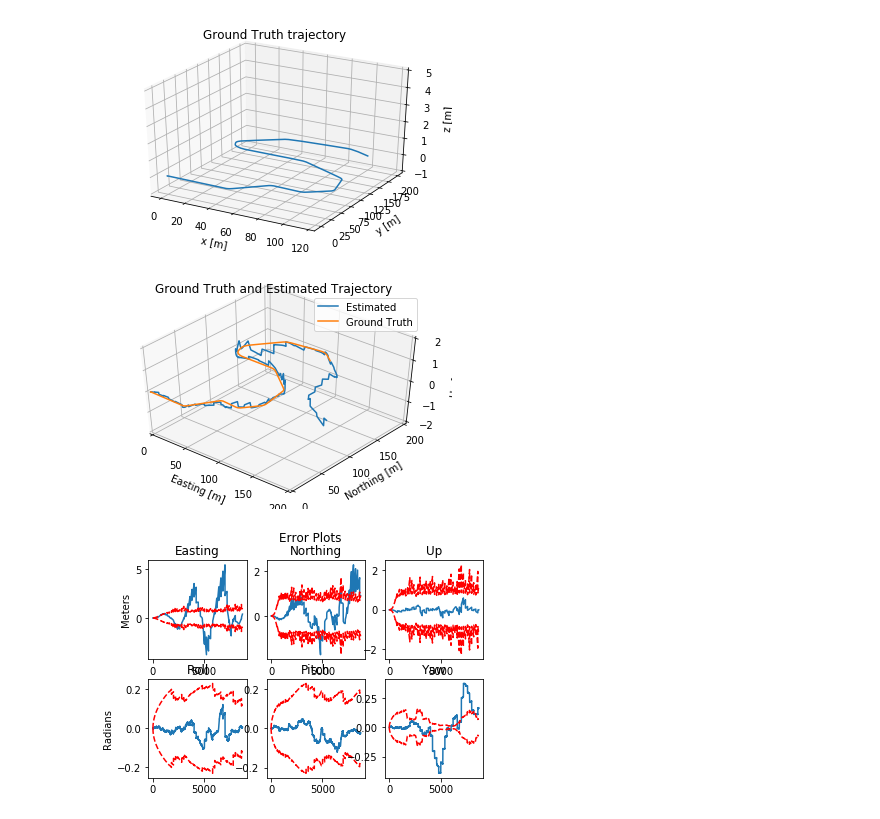
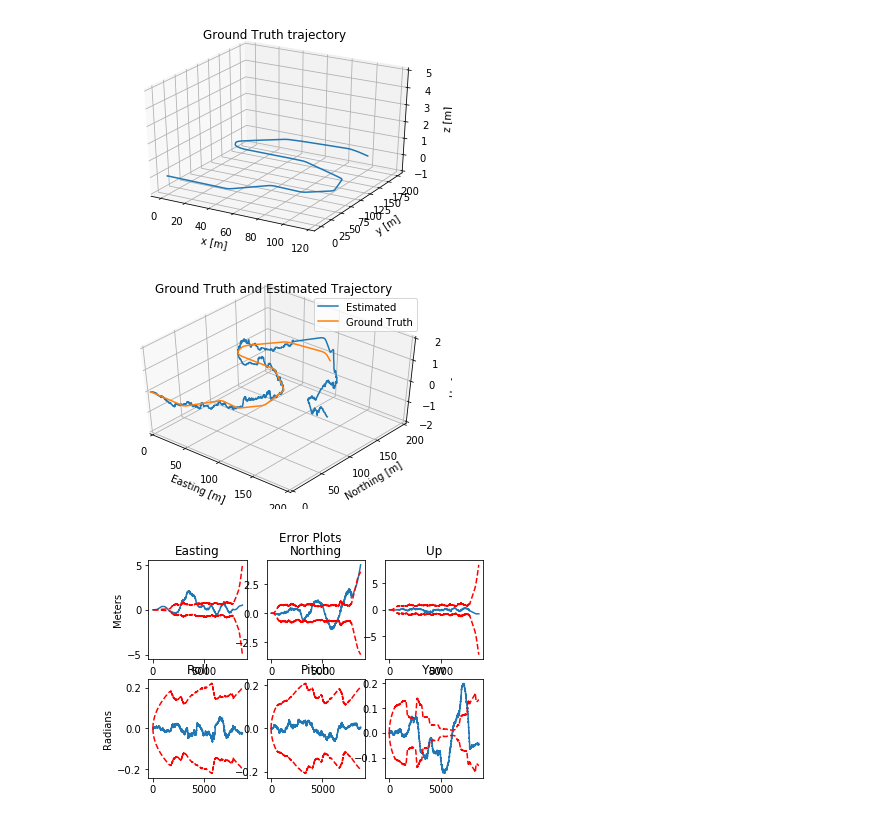
Before and after one commit to lorinachey/SelfDrivingCarsSpecialization, a Jupyter notebook: State-Estimation-for-SDC-Course2/cm2m5-assignment/es_ekf.ipynb, the cells around one changed output. Cells and saved outputs as stored; diff of their text form; code cells hidden in the pictures.

```diff
--- a/State-Estimation-for-SDC-Course2/cm2m5-assignment/es_ekf.ipynb
+++ b/State-Estimation-for-SDC-Course2/cm2m5-assignment/es_ekf.ipynb
@@ -15,7 +15,7 @@ from rotations import angle_normalize, rpy_jacobian_axis_angle, skew_symmetric,
 # This is where you will load the data from the pickle files. For parts 1 and 2, you will use
 # p1_data.pkl. For Part 3, you will use pt3_data.pkl.
 ################################################################################################
-with open('data/pt1_data.pkl', 'rb') as file:
+with open('data/pt3_data.pkl', 'rb') as file:
     data = pickle.load(file)
 
 ################################################################################################
@@ -72,18 +72,18 @@ plt.show()
 # THIS IS THE CODE YOU WILL MODIFY FOR PART 2 OF THE ASSIGNMENT.
 ################################################################################################
 # Correct calibration rotation matrix, corresponding to Euler RPY angles (0.05, 0.05, 0.1).
-# C_li = np.array([
-#    [ 0.99376, -0.09722,  0.05466],
-#    [ 0.09971,  0.99401, -0.04475],
-#    [-0.04998,  0.04992,  0.9975 ]
-# ])
+C_li = np.array([
+   [ 0.99376, -0.09722,  0.05466],
+   [ 0.09971,  0.99401, -0.04475],
+   [-0.04998,  0.04992,  0.9975 ]
+])
 
 # Incorrect calibration rotation matrix, corresponding to Euler RPY angles (0.05, 0.05, 0.05).
-C_li = np.array([
-     [ 0.9975 , -0.04742,  0.05235],
-     [ 0.04992,  0.99763, -0.04742],
-     [-0.04998,  0.04992,  0.9975 ]
-])
+# C_li = np.array([
+#      [ 0.9975 , -0.04742,  0.05235],
+#      [ 0.04992,  0.99763, -0.04742],
+#      [-0.04998,  0.04992,  0.9975 ]
+# ])
 
 t_i_li = np.array([0.5, 0.1, 0.5])
 
@@ -105,16 +105,16 @@ lidar.data = (C_li @ lidar.data.T).T + t_i_li
 # var_lidar = 0.2 # Original was 1.00
 
 # Part 2
-var_imu_f = 0.1
-var_imu_w = 0.1
-var_gnss  = 0.1
-var_lidar = 300.0
+# var_imu_f = 0.1
+# var_imu_w = 0.1
+# var_gnss  = 0.1
+# var_lidar = 300.0
 
 # Part 3
-# var_imu_f = 0.05
-# var_imu_w = 0.001
-# var_gnss  = 0.5
-# var_lidar = 0.2
+var_imu_f = 0.001
+var_imu_w = 0.09
+var_gnss  = 0.7
+var_lidar = 0.7
 
 ################################################################################################
 # We can also set up some constants that won't change for any iteration of our solver.
@@ -308,46 +308,46 @@ for i in range(3):
     ax[1, i].plot(range(num_gt), \
         angle_normalize(gt.r[:, i] - p_est_euler[:num_gt, i]))
     ax[1, i].plot(range(num_gt),  3 * p_cov_euler_std[:num_gt, i], 'r--')
     ax[1, i].plot(range(num_gt), -3 * p_cov_euler_std[:num_gt, i], 'r--')
     ax[1, i].set_title(titles[i+3])
 ax[1,0].set_ylabel('Radians')
 plt.show()
 
 #### 7. Submission #############################################################################
 
 ################################################################################################
 # Now we can prepare your results for submission to the Coursera platform. Uncomment the
 # corresponding lines to prepare a file that will save your position estimates in a format
 # that corresponds to what we're expecting on Coursera.
 ################################################################################################
 
 # Pt. 1 submission
 # p1_indices = [9000, 9400, 9800, 10200, 10600]
 # p1_str = ''
 # for val in p1_indices:
 #     for i in range(3):
 #         p1_str += '%.3f ' % (p_est[val, i])
 # with open('pt1_submission.txt', 'w') as file:
 #     file.write(p1_str)
 
 # Pt. 2 submission
-p2_indices = [9000, 9400, 9800, 10200, 10600]
-p2_str = ''
-for val in p2_indices:
-    for i in range(3):
-        p2_str += '%.3f ' % (p_est[val, i])
-with open('pt2_submission.txt', 'w') as file:
-    file.write(p2_str)
+# p2_indices = [9000, 9400, 9800, 10200, 10600]
+# p2_str = ''
+# for val in p2_indices:
+#     for i in range(3):
+#         p2_str += '%.3f ' % (p_est[val, i])
+# with open('pt2_submission.txt', 'w') as file:
+#     file.write(p2_str)
 
 # Pt. 3 submission
-# p3_indices = [6800, 7600, 8400, 9200, 10000]
-# p3_str = ''
-# for val in p3_indices:
-#     for i in range(3):
-#         p3_str += '%.3f ' % (p_est[val, i])
-# with open('pt3_submission.txt', 'w') as file:
-#     file.write(p3_str)
+p3_indices = [6800, 7600, 8400, 9200, 10000]
+p3_str = ''
+for val in p3_indices:
+    for i in range(3):
+        p3_str += '%.3f ' % (p_est[val, i])
+with open('pt3_submission.txt', 'w') as file:
+    file.write(p3_str)
 # %% [output]
 [figure]
-[figure, old version]
+[figure, new version]
-[figure, old version]
+[figure, new version]
```
Also changed, not shown: 1 other file.
